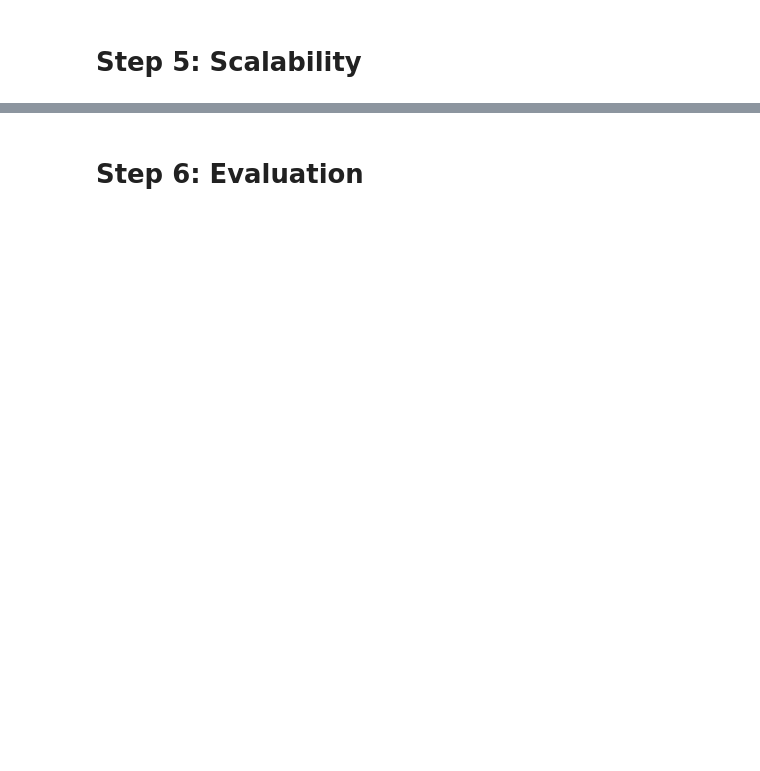
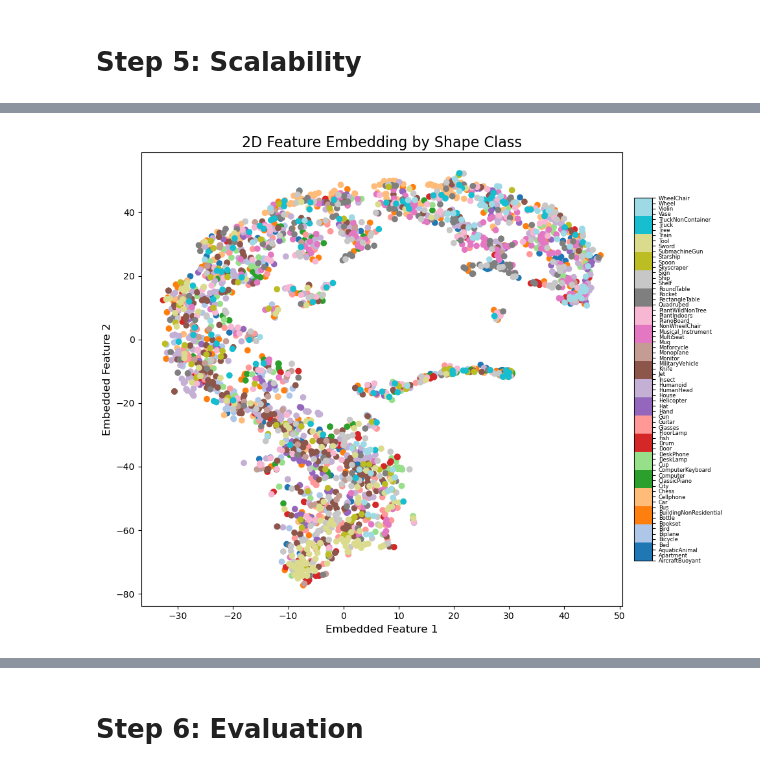
Before and after one commit to ZivHoch/Multimedia-Retrieval, a Jupyter notebook: Final_Version.ipynb, the cells around one changed output, grey strips where cells are left out. Saved outputs shown, nothing was run; the diff lists cells and outputs as text; code cells hidden in the pictures; blank space fills up the shorter version.

```diff
--- a/Final_Version.ipynb
+++ b/Final_Version.ipynb
@@ -1759,0 +1982,7 @@ Final resampled mesh saved to: ./query\m490.obj, Vertices: 10000
+# %%
+def expand_column(df, col_name):
+    # Remove brackets and split values
+    expanded = df[col_name].str.strip("[]").str.split(expand=True)
+    # Rename columns for uniqueness
+    expanded.columns = [f"{col_name}_{i+1}" for i in range(expanded.shape[1])]
+    return expanded
@@ -1759,0 +2370,7 @@ Final resampled mesh saved to: ./query\m490.obj, Vertices: 10000
+# %%
+def expand_column(df, col_name):
+    # Remove brackets and split values
+    expanded = df[col_name].str.strip("[]").str.split(expand=True)
+    # Rename columns for uniqueness
+    expanded.columns = [f"{col_name}_{i+1}" for i in range(expanded.shape[1])]
+    return expanded
@@ -1759,0 +2435,56 @@ Final resampled mesh saved to: ./query\m490.obj, Vertices: 10000
+# %%
+from matplotlib.colors import ListedColormap
+# Parameters
+tsne_no_components = 2
+tsne_perplexity = 35
+
+# Load feature vectors for db shapes
+features_total, labels, paths = get_all_features_for_part_6(expanded_df)
+
+tsne = TSNE(
+    n_components=2,
+    perplexity=35,              # Try values like 5, 10, 50
+    learning_rate=10,          # Try values between 10 and 1000 # tried -> 100,200
+    n_iter=5000,                # Increase if needed # tried -> 1000,3000
+    init='pca',                 # Try 'random' as well
+    metric='cosine',         # Try 'cosine' for text/image embeddings
+    early_exaggeration=30      # Adjust if needed
+)
+
+
+# Embed feature vectors in lower-dimensional space using T-distributed Stochastic Neighbor Embedding (t-SNE)
+features_embedded = tsne.fit_transform(features_total)
+
+# --- Visualize results --- #
+# Create a color mapping per class label
+colors_map = {}
+prev_color = 0
+for label in labels:
+    if label not in colors_map:
+        colors_map[label] = prev_color
+        prev_color += 1
+
+# Assign colors based on class labels and create a colormap
+num_classes = len(colors_map)
+colors = np.array([colors_map[label] for label in labels])
+cmap = ListedColormap(plt.colormaps['tab20'].colors[:num_classes])
+
+# Increase figure size for better readability
+fig, ax = plt.subplots(figsize=(10, 8))
+scatter = ax.scatter(features_embedded[:, 0], features_embedded[:, 1], c=colors, cmap=cmap)
+
+# Title and axis labels
+ax.set_title("2D Feature Embedding by Shape Class", fontsize=16)
+ax.set_xlabel("Embedded Feature 1", fontsize=12)
+ax.set_ylabel("Embedded Feature 2", fontsize=12)
+
+# Create a color bar with the label names
+cbar = plt.colorbar(scatter, ticks=np.arange(num_classes), orientation='vertical', shrink=0.8, pad=0.02)
+cbar.ax.set_yticklabels(list(colors_map.keys()), fontsize=6, wrap=True)
+
+
+# Display the plot
+plt.tight_layout()
+plt.show()
+# %% [output]
+[figure, added]
```
Also changed, not shown: parts of 54 cells of this notebook, 2 other files.
